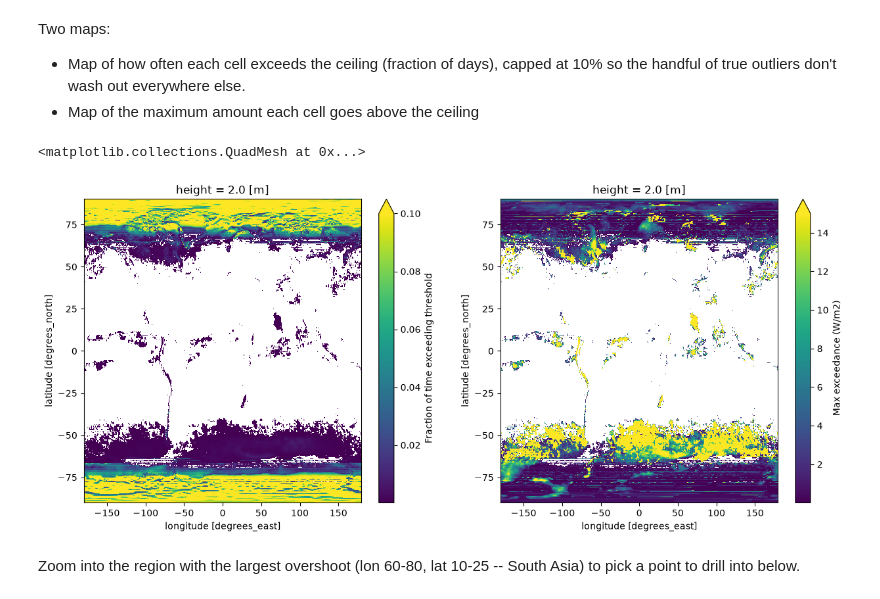
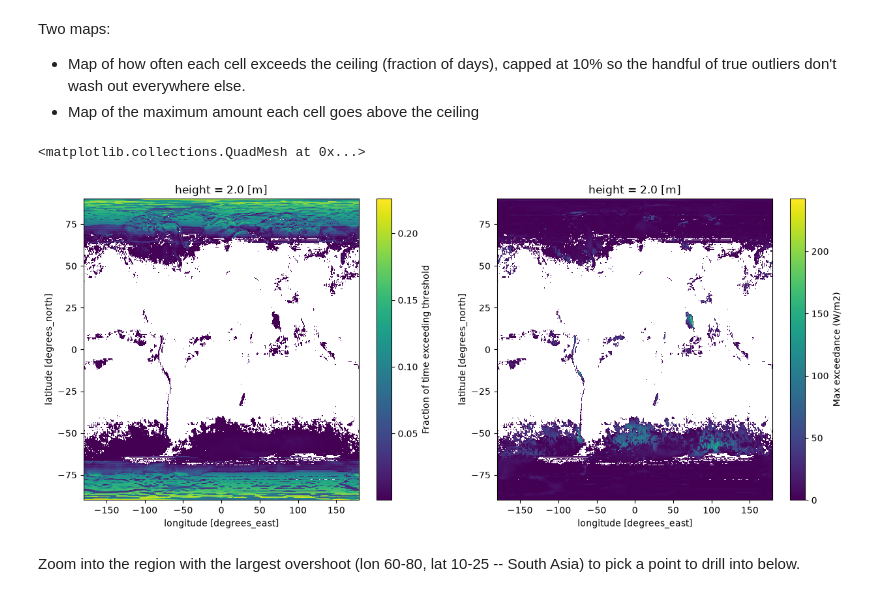
Before and after one commit to carbonplan/sai-downscaling, a Jupyter notebook: notebooks/QA_QC/rsds/rsds_latitude_check.ipynb, the cells around one changed output. Cells and saved outputs as stored; diff of their text form; code cells hidden in the pictures.

```diff
--- a/notebooks/QA_QC/rsds/rsds_latitude_check.ipynb
+++ b/notebooks/QA_QC/rsds/rsds_latitude_check.ipynb
@@ -150,16 +150,21 @@ Two maps:
 * Map of how often each cell exceeds the ceiling (fraction of days), capped at 10% so the handful of true outliers don't wash out everywhere else.
 * Map of the maximum amount each cell goes above the ceiling
 # %%
+# from matplotlib.colors import LogNorm
+
 plt.figure(figsize=(15, 6))
 plt.subplot(1, 2, 1)
 exceeds_max_freq.where(exceeds_max_freq > 0).plot(
-    vmax=0.1, cbar_kwargs={"label": "Fraction of time exceeding threshold"}
+    cbar_kwargs={"label": "Fraction of time exceeding threshold"},  # vmax=0.1,
 )
 plt.subplot(1, 2, 2)
-delta_above_max.plot(vmax=15, cbar_kwargs={"label": "Max exceedance (W/m2)"})
+delta_above_max.plot(
+    # norm=LogNorm(),
+    cbar_kwargs={"label": "Max exceedance (W/m2)"},  # vmax=15,
+)
 # %% [output]
 <matplotlib.collections.QuadMesh at 0x...>
-[figure, old version]
+[figure, new version]
 # %% [markdown]
 Zoom into the region with the largest overshoot (lon 60-80, lat 10-25 -- South Asia) to pick a point to drill into below.
 # %% [markdown]
```
Also changed, not shown: parts of 3 cells of this notebook.
